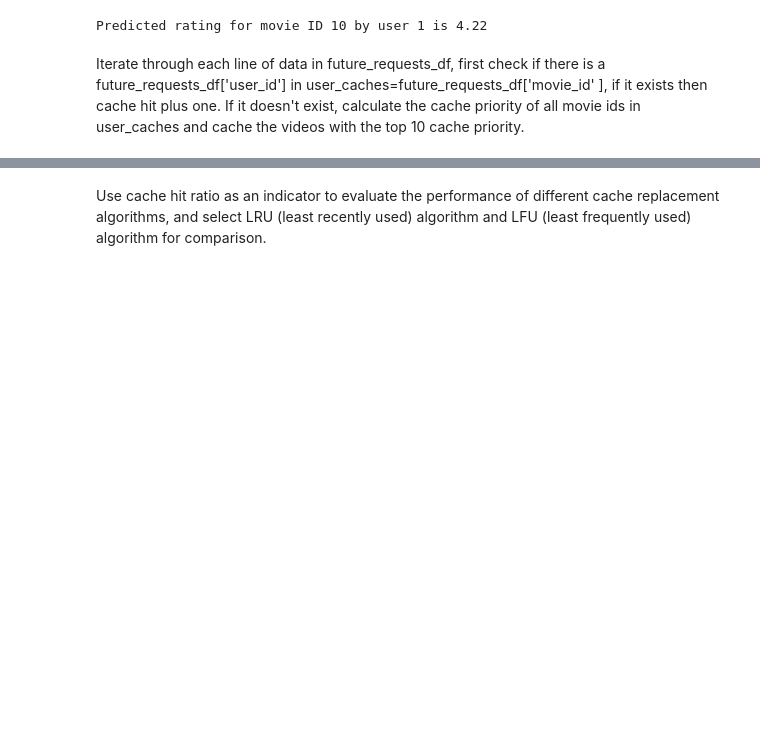
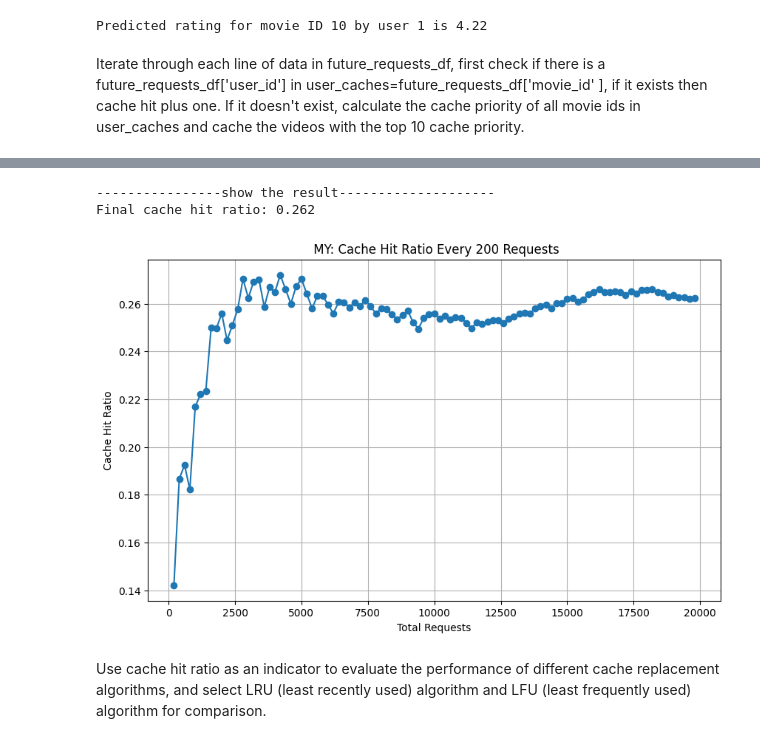
Before and after one commit to cifiyoo/hwt-project, a Jupyter notebook: hwt-project.ipynb, the cells around one changed output, grey strips where cells are left out. Cells and saved outputs as stored; diff of their text form; code cells hidden in the pictures; blank space fills up the shorter version.

Commit message:
Add files via upload
New: Generate cache hits every 200 access requests and visualise them

```diff
--- a/hwt-project.ipynb
+++ b/hwt-project.ipynb
@@ -1111,3 +1064,51 @@ print(cache_hit/20000.0)
+# %%
+import pandas as pd
+from collections import defaultdict
+
+cache_hit = 0
+total_requests = len(future_requests)
+
+# Add an additional column indicating the number of visits per video
+future_requests['access_count'] = future_requests.groupby('movie_id').cumcount() + 1
+
+# Iterate over each row of the DataFrame
+for index, row in future_requests.iterrows():
+    user_id = row['user_id']
+    movie_id = row['movie_id']
+    access_count = row['access_count']
+
+    if(index % 200 == 0 and index != 0):
+        print("-------------")
+        print(cache_hit/index)
+
+    # Check if this movie_id is in this user's cache
+    cached_movies = user_caches[user_id]
+    if np.any(cached_movies == movie_id):
+        print(f"User {user_id} already has movie {movie_id} cached.")
+        cache_hit += 1
+    else:
+        # Cache priority calculation for all videos in the film table movie_ids
+        movie_ids['cache_priority'] = movie_ids.apply(
+            lambda x: 0.2 * len(history_requests[history_requests['movie_id'] == x['movie_id']]) +
+                      0.2 * ((total_requests - x.name) / total_requests) +
+                      0.6 * predict_rating_item_based(user_id, movie_id), axis=1
+        )
+
+        # Select the highest priority 10 for caching
+        top_10_movies = movie_ids.nlargest(60, 'cache_priority')['movie_id'].tolist()
+
+        # Updating the user's cache
+        user_caches[user_id] = [(movie_id, future_requests[future_requests['movie_id'] == movie_id].index[0]) for movie_id in top_10_movies]
+        # print(f"User {user_id}'s cache updated with top 10 movies based on priority.")
+    # Update History Request DataFrame
+    history_requests = pd.concat([history_requests, pd.DataFrame([row])], ignore_index=True)
+
+print("----------------show the result--------------------")
+print(f"Final cache hit ratio:{cache_hit/20000.0}")
+# %% [output]
+----------------show the result--------------------
+Final cache hit ratio: 0.262
+[figure, added]
 # %% [markdown]
 Use cache hit ratio as an indicator to evaluate the performance of different cache replacement algorithms, and select LRU (least recently used) algorithm and LFU (least frequently used) algorithm for comparison.
 # %%
```
Also changed, not shown: parts of 5 cells of this notebook.
